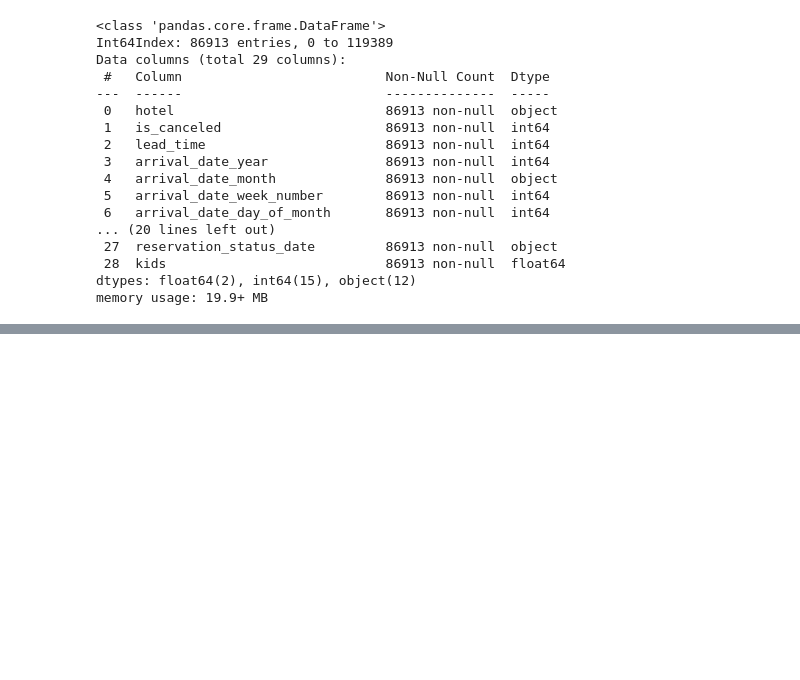
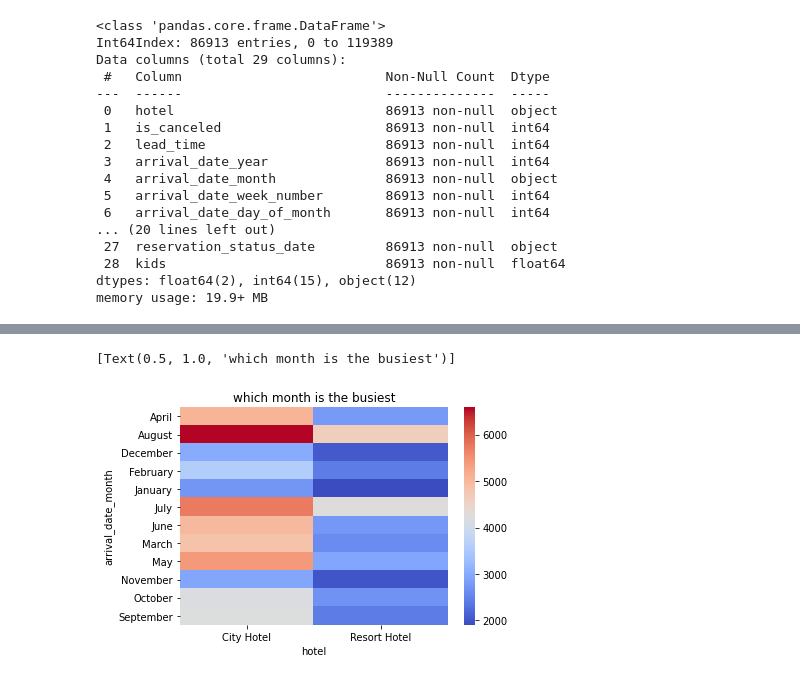
Before and after one commit to armanalam6342/Hotel-Booking-Analysis, a Jupyter notebook: Hotel_Booking_Analysis_Capstone_Project.ipynb, the cells around one changed output, grey strips where cells are left out. Drawn from its saved outputs; the diff is of its cells as text; code cells hidden in the pictures; blank space fills up the shorter version.

```diff
--- a/Hotel_Booking_Analysis_Capstone_Project.ipynb
+++ b/Hotel_Booking_Analysis_Capstone_Project.ipynb
@@ -240,0 +255,6 @@ df['arrival_date'] = pd.to_datetime(df['arrival_date'], errors='coerce')
+# %%
+# which month is the busiest
+sns.heatmap(pd.crosstab(df.arrival_date_month, df.hotel), cmap='coolwarm').set(title = 'which month is the busiest')
+# %% [output]
+[Text(0.5, 1.0, 'which month is the busiest')]
+[figure, added]
```
Also changed, not shown: parts of 8 cells of this notebook.
